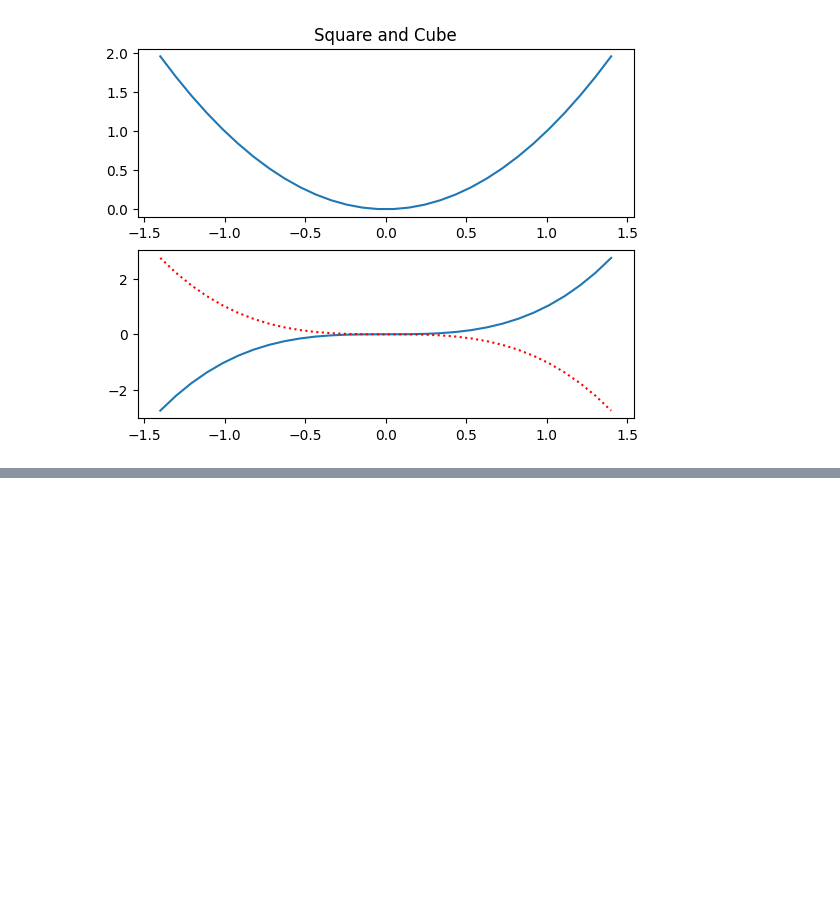
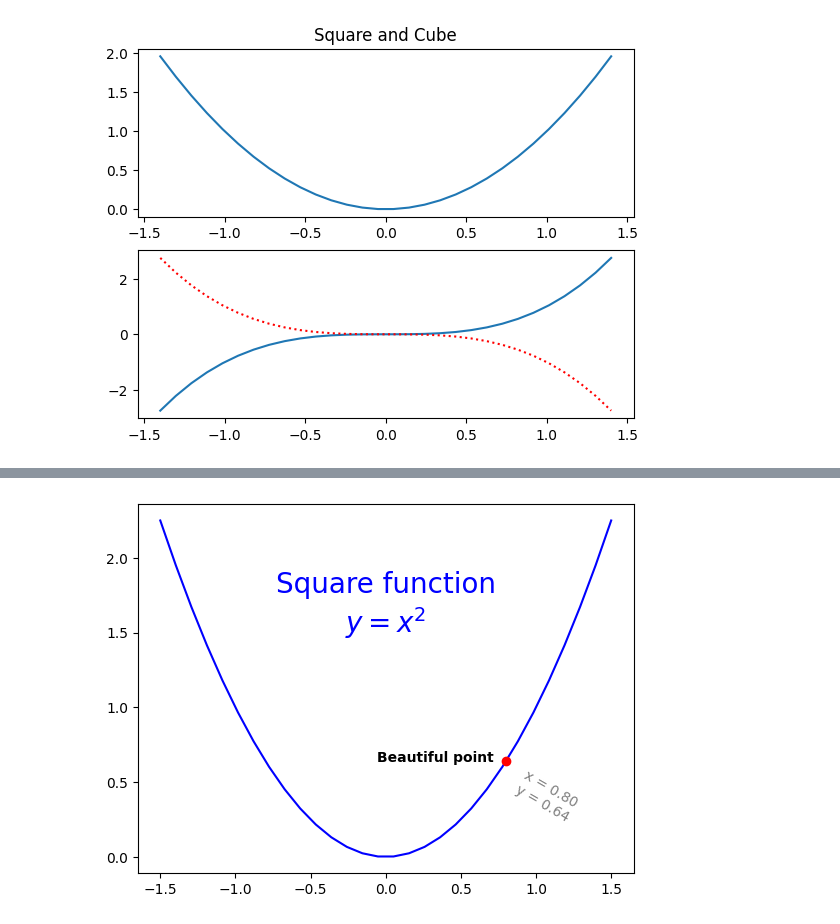
Before and after one commit to carlos19960601/mlnotes, a Jupyter notebook: hands-on-editionv3/matplotlib.ipynb, the cells around one changed output, grey strips where cells are left out. Saved outputs shown, nothing was run; the diff lists cells and outputs as text; code cells hidden in the pictures; blank space fills up the shorter version.

```diff
--- a/hands-on-editionv3/matplotlib.ipynb
+++ b/hands-on-editionv3/matplotlib.ipynb
@@ -191,0 +208,15 @@ plt.show()
+# %%
+x = np.linspace(-1.5, 1.5, 30)
+px = 0.8
+py = px**2
+
+plt.plot(x, x**2, "b-", px, py, "ro")
+
+plt.text(0, 1.5, "Square function\n$y = x^2$", fontsize=20, color='blue', ha="center")
+plt.text(px - 0.08, py, "Beautiful point", ha="right", weight="heavy")
+plt.text(px + 0.05, py - 0.4, "x = %0.2f\ny = %0.2f"%(px, py), rotation=-30,
+         color='gray')
+
+plt.show()
+# %% [output]
+[figure, added]
```
Also changed, not shown: parts of 5 cells of this notebook, 3 other files.
